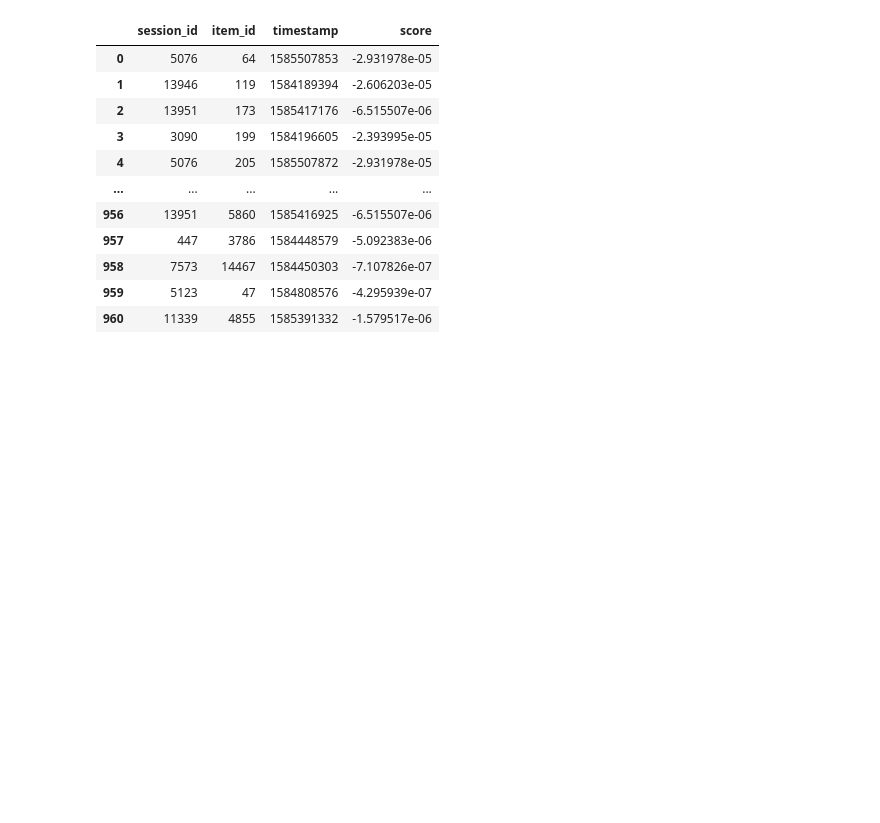
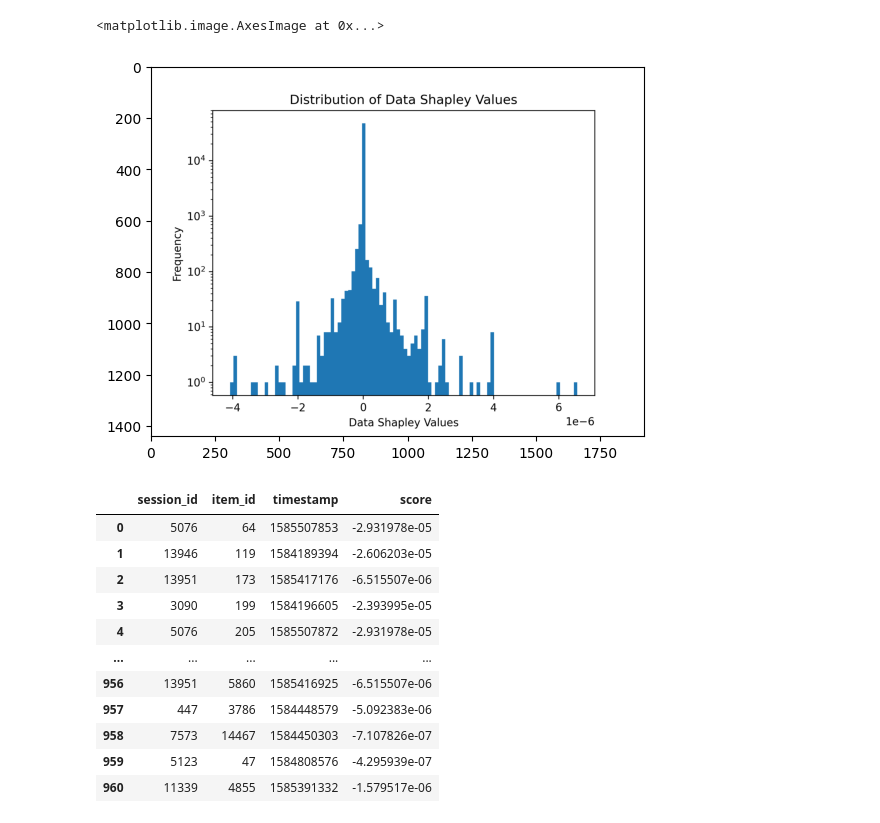
Before and after one commit to bkersbergen/illoominate, a Jupyter notebook: python bindings.ipynb, the cells around one changed output. Drawn from its saved outputs; the diff is of its cells as text; code cells hidden in the pictures; blank space fills up the shorter version.

```diff
--- a/python bindings.ipynb
+++ b/python bindings.ipynb
@@ -63,3 +28,23 @@ plt.show()
+# %%
+shapley_values = illoominate.data_shapley_values(
+    train_df=train_df,
+    validation_df=validation_df,
+    model='vmis',
+    metric='mrr@20',
+    params={'m':500, 'k':100, 'seed': 42},
+)
+
+
+plt.hist(shapley_values['score'], density=False, bins=100)
+plt.title('Distribution of Data Shapley Values')
+plt.yscale('log')
+plt.ylabel('Frequency')
+plt.xlabel('Data Shapley Values')
+plt.savefig('images/shapley.png', dpi=300)
+plt.show()
+# %% [output]
+<matplotlib.image.AxesImage at 0x...>
+[figure, added]
 # %%
 negative = shapley_values[shapley_values.score < 0]
 corrupt_sessions = train_df.merge(negative, on='session_id')
```
Also changed, not shown: parts of 3 cells of this notebook.
